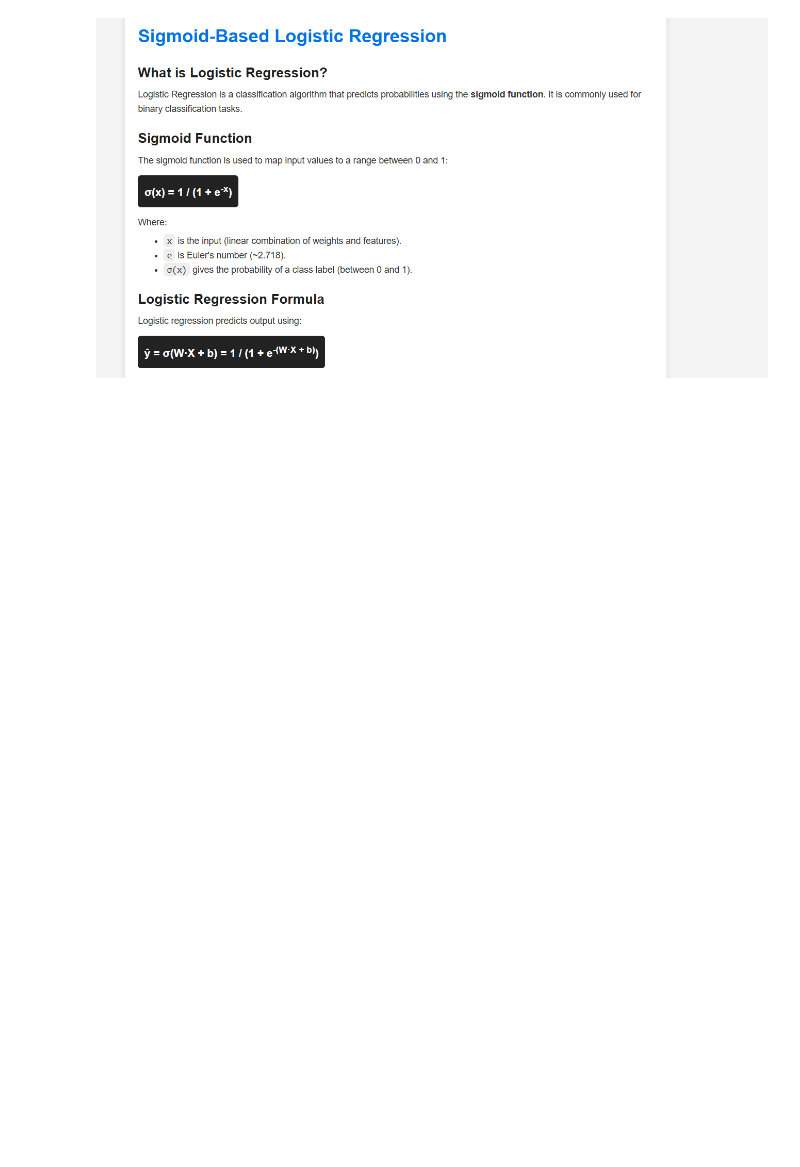
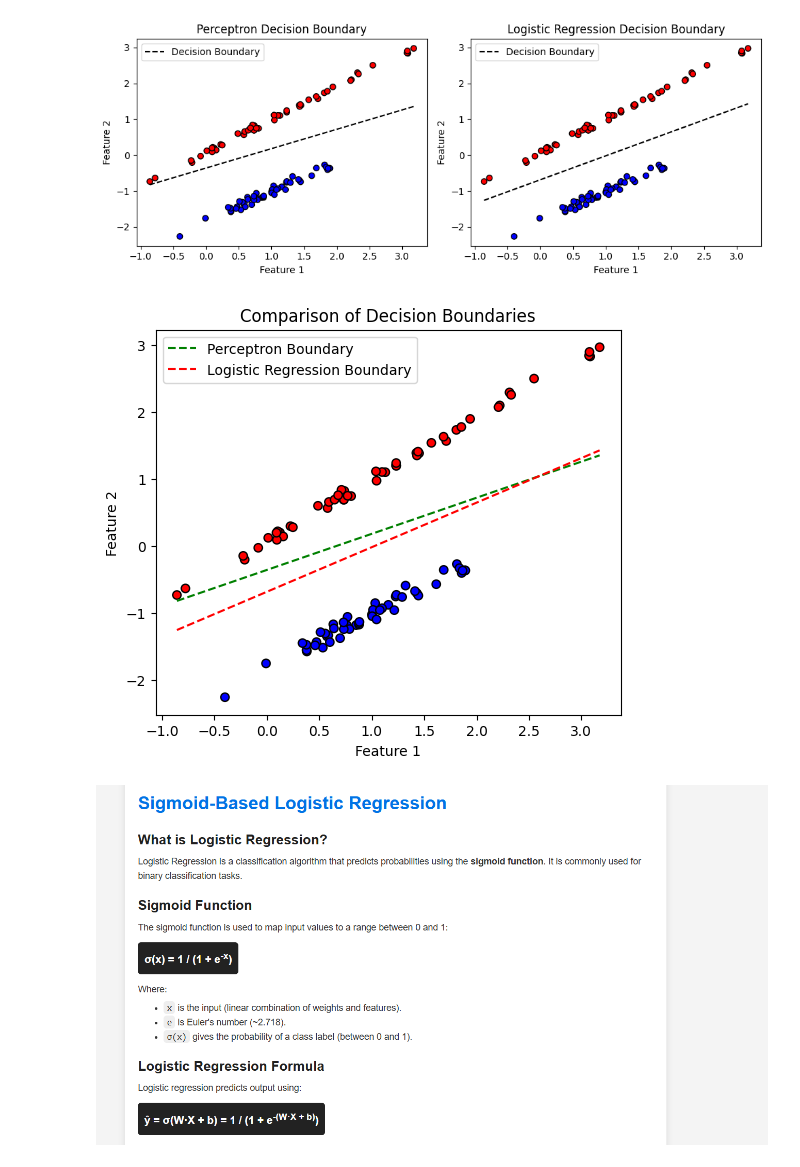
Before and after one commit to Ehtisham1053/Classification-ML-algorithms, a Jupyter notebook: Sigmoid_function.ipynb, the cells around one changed output. Saved outputs shown, nothing was run; the diff lists cells and outputs as text; code cells hidden in the pictures; blank space fills up the shorter version.

```diff
--- a/Sigmoid_function.ipynb
+++ b/Sigmoid_function.ipynb
@@ -58,41 +58,70 @@ class LogisticRegression:
                 y_pred = self.sigmoid(linear_output)  # Sigmoid activation
 
 
                 gradient = (y[i] - y_pred) * X[i]
                 self.weights += self.learning_rate * gradient
                 self.bias += self.learning_rate * (y[i] - y_pred)
 
     def predict(self, X):
         linear_output = np.dot(X, self.weights) + self.bias
         probabilities = self.sigmoid(linear_output)
         return np.where(probabilities >= 0.5, 1, -1)
 
 
 
 perceptron = Perceptron(learning_rate=0.1, epochs=100)
 perceptron.fit(X_train, y_train)
 
 log_reg = LogisticRegression(learning_rate=0.1, epochs=100)
 log_reg.fit(X_train, y_train)
 
-def plot_decision_boundary(X, y, model, title):
-    plt.figure(figsize=(8,6))
+
+
+def plot_decision_boundaries(X, y, model1, model2, title1, title2):
+    fig, axes = plt.subplots(1, 2, figsize=(10, 4))  # Two plots in one row
+
+    for ax, model, title in zip(axes, [model1, model2], [title1, title2]):
+        ax.scatter(X[:, 0], X[:, 1], c=y, cmap='bwr', edgecolors='k')
+
+        # Decision boundary
+        x_values = np.linspace(X[:, 0].min(), X[:, 0].max(), 100)
+        y_values = -(model.weights[0] * x_values + model.bias) / model.weights[1]
+        ax.plot(x_values, y_values, 'k--', label='Decision Boundary')
+
+        ax.set_xlabel('Feature 1')
+        ax.set_ylabel('Feature 2')
+        ax.legend()
+        ax.set_title(title)
+
+    plt.tight_layout()
+    plt.show()
+
+def plot_combined_decision_boundary(X, y, model1, model2):
+    plt.figure(figsize=(6, 5))
     plt.scatter(X[:, 0], X[:, 1], c=y, cmap='bwr', edgecolors='k')
 
+    x_values = np.linspace(X[:, 0].min(), X[:, 0].max(), 100)
 
-    x_values = np.linspace(X[:, 0].min(), X[:, 0].max(), 100)
-    y_values = -(model.weights[0] * x_values + model.bias) / model.weights[1]
-    plt.plot(x_values, y_values, 'k--', label='Decision Boundary')
+    # Perceptron Decision Boundary
+    y_values1 = -(model1.weights[0] * x_values + model1.bias) / model1.weights[1]
+    plt.plot(x_values, y_values1, 'g--', label='Perceptron Boundary')
+
+    # Logistic Regression Decision Boundary
+    y_values2 = -(model2.weights[0] * x_values + model2.bias) / model2.weights[1]
+    plt.plot(x_values, y_values2, 'r--', label='Logistic Regression Boundary')
 
     plt.xlabel('Feature 1')
     plt.ylabel('Feature 2')
     plt.legend()
-    plt.title(title)
+    plt.title('Comparison of Decision Boundaries')
     plt.show()
 
 
-plot_decision_boundary(X, y, perceptron, 'Perceptron Decision Boundary')
-plot_decision_boundary(X, y, log_reg, 'Logistic Regression Decision Boundary')
+plot_decision_boundaries(X, y, perceptron, log_reg, "Perceptron Decision Boundary", "Logistic Regression Decision Boundary")
+plot_combined_decision_boundary(X, y, perceptron, log_reg)
+# %% [output]
+[figure, added]
+[figure, added]
 # %% [markdown]
 ![image.png](embedded-picture-1)
 # %% [markdown]
```
